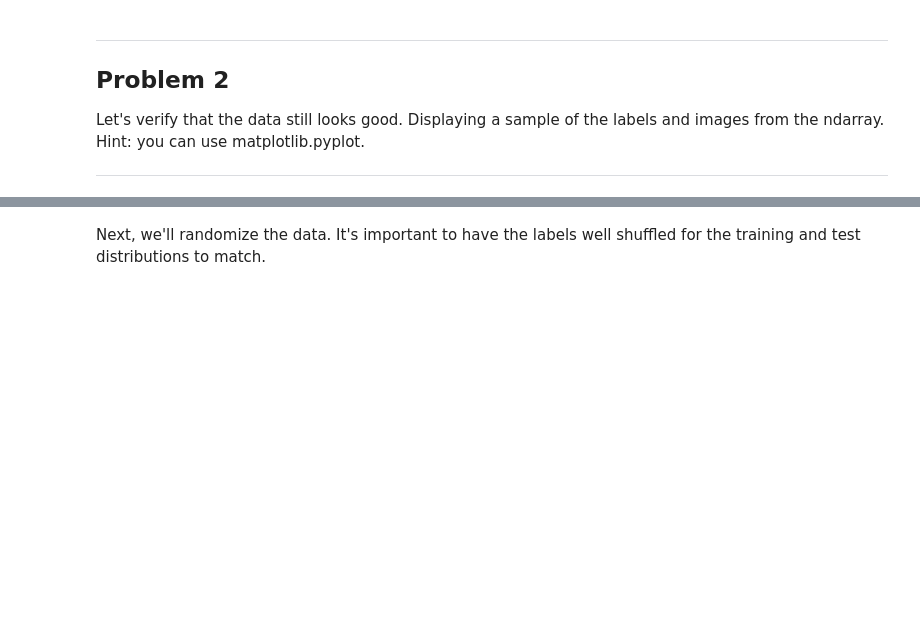
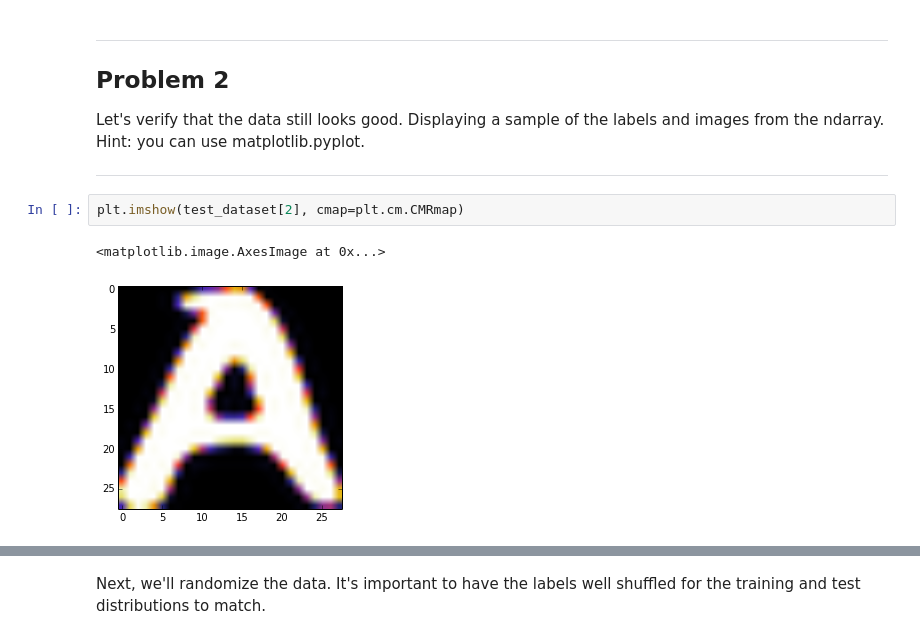
Before and after one commit to jrubin01/google-deep-learning-class, a Jupyter notebook: 1_notmnist.ipynb, the cells around one changed output, grey strips where cells are left out. Cells and saved outputs as stored; diff of their text form; blank space fills up the shorter version.

```diff
--- a/1_notmnist.ipynb
+++ b/1_notmnist.ipynb
@@ -156,3 +158,8 @@ Problem 2
 Let's verify that the data still looks good. Displaying a sample of the labels and images from the ndarray. Hint: you can use matplotlib.pyplot.
 
 ---
+# %%
+plt.imshow(test_dataset[2], cmap=plt.cm.CMRmap)
+# %% [output]
+<matplotlib.image.AxesImage at 0x...>
+[figure, added]
```
Also changed, not shown: parts of 17 cells of this notebook, 1 other file.
